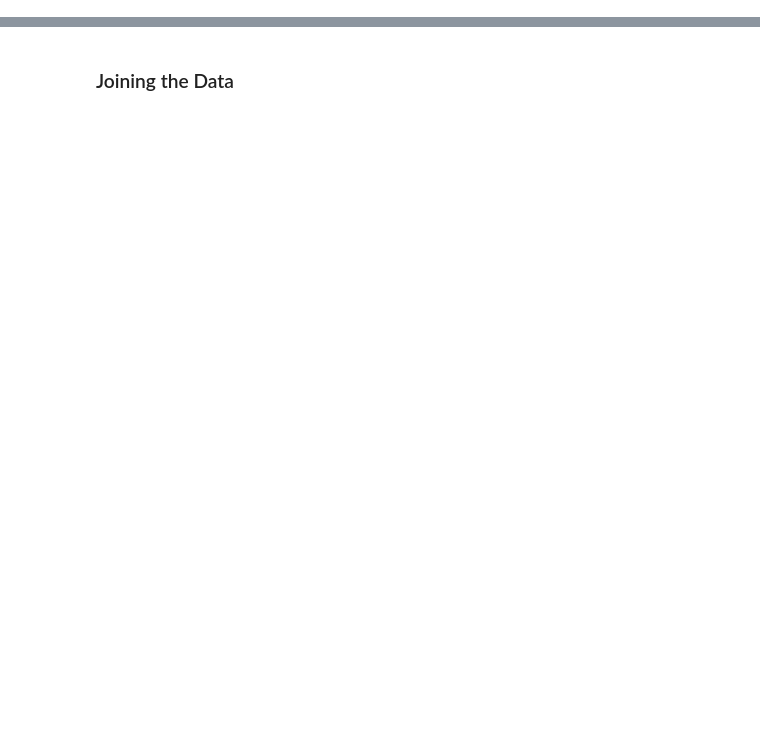
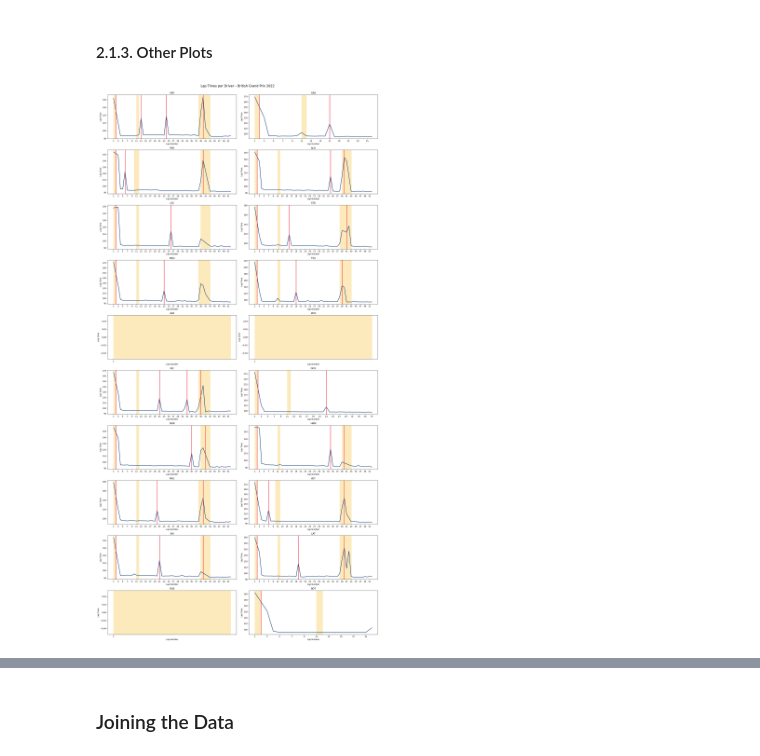
Before and after one commit to M4rtinsFons3caConsulting/BigDataAnalytics, a Jupyter notebook: notebooks/pit_stop_prediction.ipynb, the cells around one changed output, grey strips where cells are left out. Saved outputs shown, nothing was run; the diff lists cells and outputs as text; code cells hidden in the pictures; blank space fills up the shorter version.

```diff
--- a/notebooks/pit_stop_prediction.ipynb
+++ b/notebooks/pit_stop_prediction.ipynb
@@ -259,0 +465,62 @@ telemetry_data = telemetry_data.drop(col("Time"))
+# %% [markdown]
+#### 2.1.3. Other Plots
+# %%
+# Filter data
+race_df = lap_pd[
+    (lap_pd['EventName'] == EVENT_PLT) &
+    (lap_pd['Year'] == YEAR_PLT)
+].copy()
+
+n_cols = 2
+n_rows = math.ceil(len(race_df['Driver'].unique()) / n_cols)
+
+# Set up subplots
+fig, axes = plt.subplots(n_rows, n_cols, figsize=(20, 4 * n_rows), sharex=False)
+axes = axes.flatten()
+
+for i, driver in enumerate(race_df['Driver'].unique()):
+    ax = axes[i]
+    driver_laps = race_df[race_df['Driver'] == driver].sort_values('LapNumber')
+
+    # Plot lap time
+    sns.lineplot(
+        data=driver_laps
+        ,x='LapNumber'
+        ,y='LapTime'
+        ,color=BLUE
+        ,linewidth=2
+        ,ax=ax
+    )
+
+    # Add vertical lines for pit stop
+    pit_laps = driver_laps[driver_laps['PitOutTime'].notnull()]['LapNumber'].unique()
+    for lap in pit_laps:
+        ax.axvline(x=lap, color=RED, linestyle='-', linewidth=2)
+
+    # Shade laps with track status different than Green Flag
+    non_green_laps = driver_laps[driver_laps['TrackStatus'] != 1]['LapNumber'].values
+    if len(non_green_laps) > 0:
+        start = non_green_laps[0]
+        for j in range(1, len(non_green_laps)):
+            if non_green_laps[j] != non_green_laps[j-1] + 1:
+                ax.axvspan(start, non_green_laps[j-1] + 1, color=YELLOW, alpha=0.3)
+                start = non_green_laps[j]
+        ax.axvspan(start, non_green_laps[-1] + 1, color=YELLOW, alpha=0.3)
+
+    ax.set_title(f"{driver}")
+    ax.set_xlabel("Lap Number")
+    ax.set_ylabel("Lap Time")
+    ax.set_xticks(range(driver_laps['LapNumber'].min(), driver_laps['LapNumber'].max() + 1, 2))
+
+
+# Remove empty subplots
+for j in range(i + 1, len(axes)):
+    fig.delaxes(axes[j])
+
+# Add suptitle
+fig.suptitle(f"Lap Times per Driver – {EVENT_PLT} {YEAR_PLT}", fontsize=16)
+
+plt.tight_layout(rect=[0, 0, 1, 0.98])
+plt.show()
+# %% [output]
+[figure, added]
```
Also changed, not shown: parts of 140 cells of this notebook, 1 other file.
